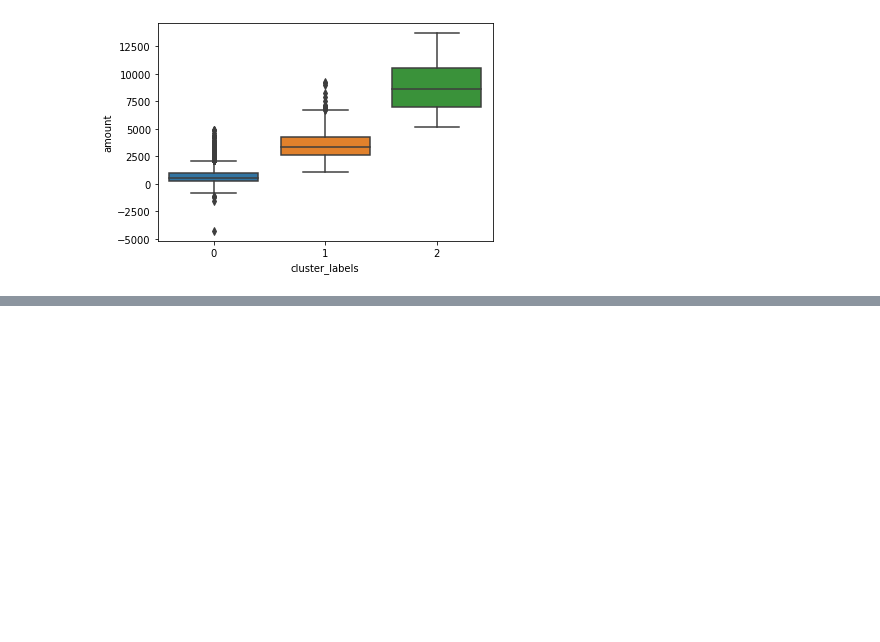
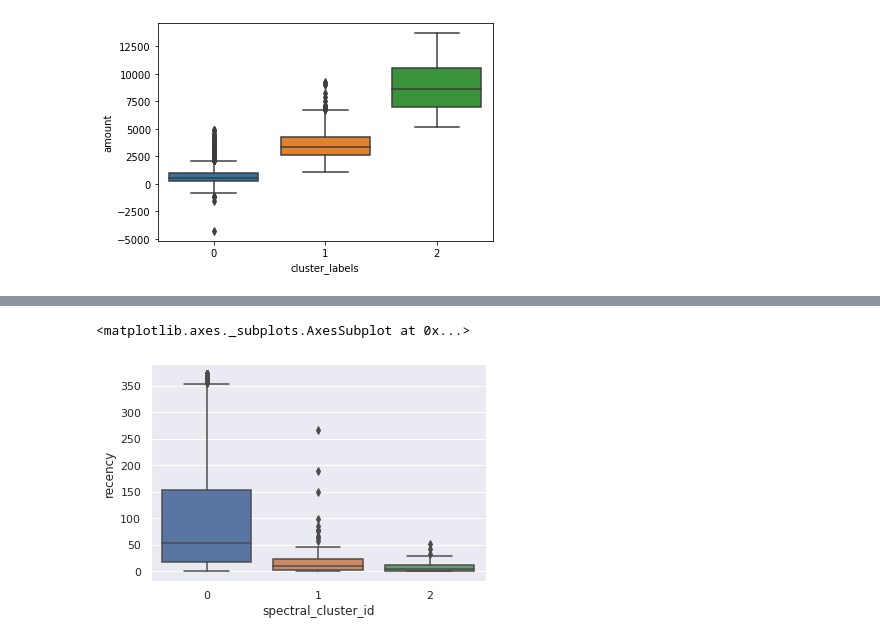
Before and after one commit to pavithranair/Clustering-Techniques, a Jupyter notebook: Clustering.ipynb, the cells around one changed output, grey strips where cells are left out. Drawn from its saved outputs; the diff is of its cells as text; code cells hidden in the pictures; blank space fills up the shorter version.

Commit message:
Spectral Clustering

```diff
--- a/Clustering.ipynb
+++ b/Clustering.ipynb
@@ -379,0 +384,2 @@ sns.boxplot(x='cluster_labels', y='amount', data=grouped_df)
+# %%
+clustering = SpectralClustering(n_clusters=3, assign_labels='discretize', random_state=0).fit(rfm_df_scaled)
@@ -379,0 +390,4 @@ sns.boxplot(x='cluster_labels', y='amount', data=grouped_df)
+# %%
+# assign the label
+grouped_df['spectral_cluster_id'] = clustering.labels_
+grouped_df.head()
@@ -379,0 +401,6 @@ sns.boxplot(x='cluster_labels', y='amount', data=grouped_df)
+# %%
+# plots
+sns.boxplot(x='spectral_cluster_id', y='recency', data=grouped_df)
+# %% [output]
+<matplotlib.axes._subplots.AxesSubplot at 0x...>
+[figure, added]
```
Also changed, not shown: parts of 8 cells of this notebook.
